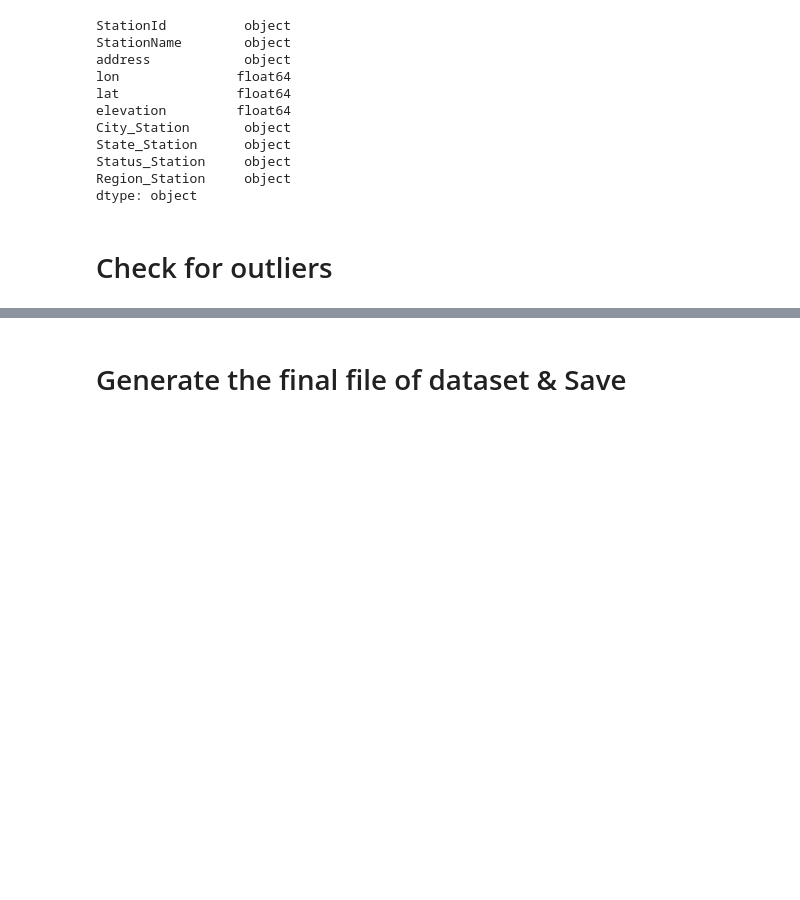
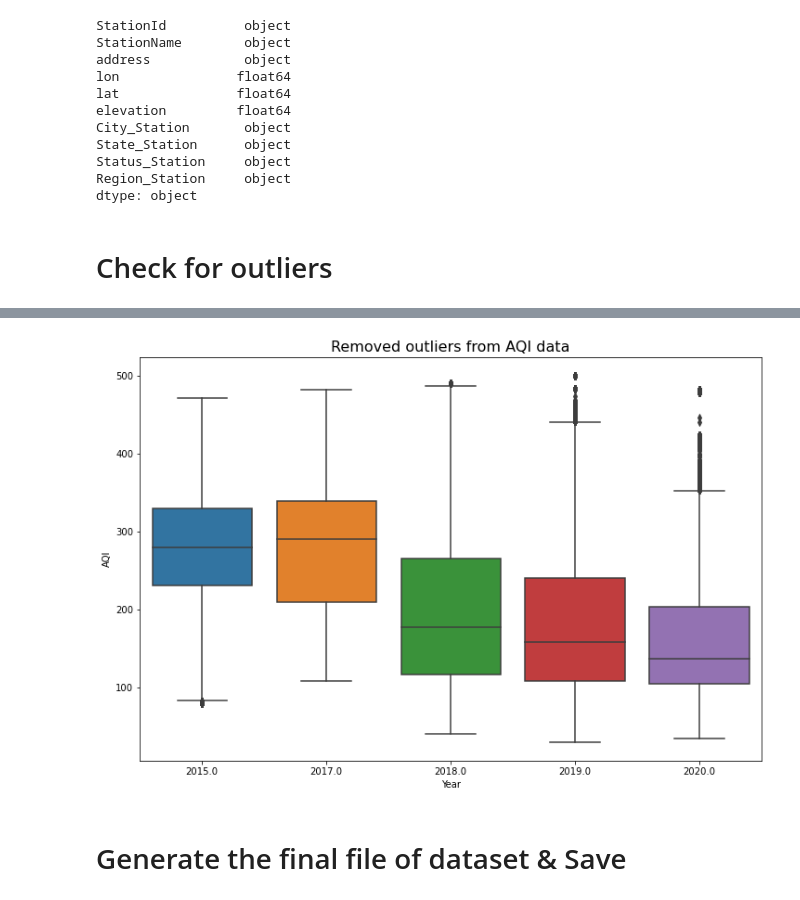
Before and after one commit to Keyur2456/Data-Analysis, a Jupyter notebook: Data Cleaning.ipynb, the cells around one changed output, grey strips where cells are left out. Drawn from its saved outputs; the diff is of its cells as text; code cells hidden in the pictures; blank space fills up the shorter version.

```diff
--- a/Data Cleaning.ipynb
+++ b/Data Cleaning.ipynb
@@ -112,3 +124,13 @@ final_data = final_data.drop(drop_outlier)
+# %%
+df = df.drop(df[(df['AQI']>500)].index)
+# %%
+col = 'AQI'
+plt.figure(figsize=(12,8))
+a = sns.boxplot(x= 'Year', y = col, data= df)
+a.set_title(f"Removed outliers from {col} data", fontsize=16)
+display()
+# %% [output]
+[figure, added]
 # %% [markdown]
 # Generate the final file of dataset & Save
 # %%
```
Also changed, not shown: parts of 4 cells of this notebook.
